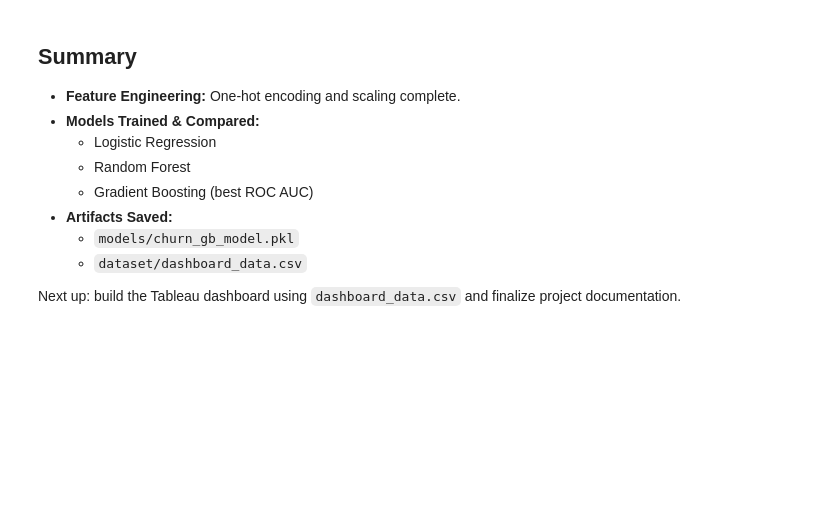
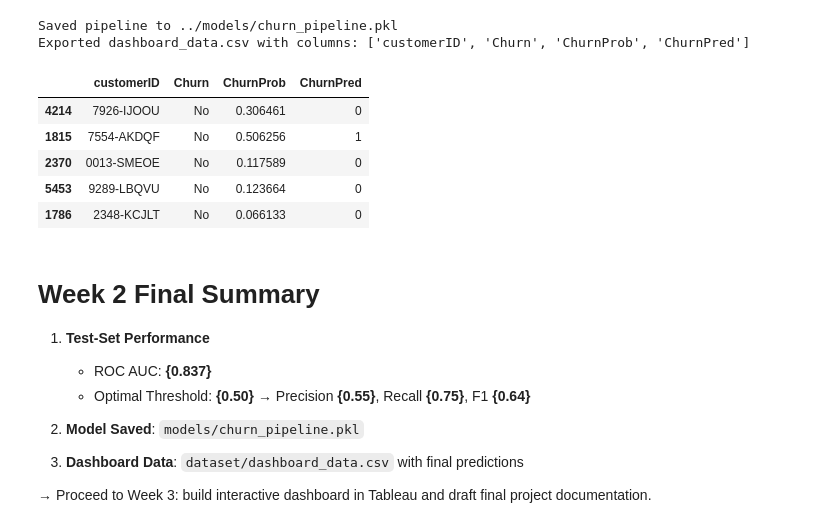
Before and after one commit to cmeKyLe/Customer-Churn-Prediction, a Jupyter notebook: notebooks/Modeling.ipynb, the cells around one changed output. Saved outputs shown, nothing was run; the diff lists cells and outputs as text; code cells hidden in the pictures; blank space fills up the shorter version.

```diff
--- a/notebooks/Modeling.ipynb
+++ b/notebooks/Modeling.ipynb
@@ -97,6 +89,9 @@ Name: proportion, dtype: float64
 # %%
-# One‑hot encoding
-X = pd.get_dummies(X, drop_first=True)
-print("X shape after encoding:", X.shape)
-display(X.columns[:10])
+# Preprocessor + baseline pipeline
+preprocessor = ColumnTransformer([
+    ('num', StandardScaler(), numeric_feats),
+    ('cat', OneHotEncoder(drop='first', sparse_output=False), categorical_feats)
+])
+
+print("Preprocessor:", preprocessor)
 # %% [output]
@@ -313,9 +480,0 @@ Now that we’ve identified the winning model, let’s save it to disk. We’ll
-# %%
-# Save the chosen model
-import os
-os.makedirs('../models', exist_ok=True)
-joblib.dump(gb, '../models/churn_gb_model.pkl')
-print("Saved model to ../models/churn_gb_model.pkl")
-
-m = joblib.load('../models/churn_gb_model.pkl')
-print("Loaded model:", m)
@@ -345,13 +481,43 @@ Wrote dashboard_data.csv with churn probabilities
-# %% [markdown]
-## Summary
-
-- **Feature Engineering:** One‑hot encoding and scaling complete.
-- **Models Trained & Compared:**
-  - Logistic Regression
-  - Random Forest
-  - Gradient Boosting (best ROC AUC)
-- **Artifacts Saved:**
-  - `models/churn_gb_model.pkl`
-  - `dataset/dashboard_data.csv`
-
-Next up: build the Tableau dashboard using `dashboard_data.csv` and finalize project documentation.
+# %%
+
+# Save pipeline & export final predictions
+
+# Save pipeline
+os.makedirs('../models', exist_ok=True)
+pipe_path = '../models/churn_pipeline.pkl'
+joblib.dump(best_pipe, pipe_path)
+print("Saved pipeline to", pipe_path)
+
+
+# Export dashboard data with final binary prediction
+df_test = df.loc[y_test.index, ['customerID','Churn']].copy()
+df_test['ChurnProb'] = y_proba_tuned
+
+#  — apply final threshold for ChurnPred —
+threshold = 0.5
+df_test['ChurnPred'] = (df_test['ChurnProb'] >= threshold).astype(int)
+
+dashboard_path = '../dataset/dashboard_data.csv'
+df_test.to_csv(dashboard_path, index=False)
+print("Exported dashboard_data.csv with columns:", df_test.columns.tolist())
+display(df_test.head())
+# %% [output]
+Saved pipeline to ../models/churn_pipeline.pkl
+Exported dashboard_data.csv with columns: ['customerID', 'Churn', 'ChurnProb', 'ChurnPred']
+|  | customerID | Churn | ChurnProb | ChurnPred |
+| 4214 | 7926-IJOOU | No | 0.306461 | 0 |
+| 1815 | 7554-AKDQF | No | 0.506256 | 1 |
+| 2370 | 0013-SMEOE | No | 0.117589 | 0 |
+| 5453 | 9289-LBQVU | No | 0.123664 | 0 |
+| 1786 | 2348-KCJLT | No | 0.066133 | 0 |
+# %% [markdown]
+# Week 2 Final Summary
+
+1. **Test‑Set Performance**
+   - ROC AUC: **{0.837}**
+   - Optimal Threshold: **{0.50}** → Precision **{0.55}**, Recall **{0.75}**, F1 **{0.64}**
+
+2. **Model Saved**: `models/churn_pipeline.pkl`
+3. **Dashboard Data**: `dataset/dashboard_data.csv` with final predictions
+
+→ Proceed to Week 3: build interactive dashboard in Tableau and draft final project documentation.
```
Also changed, not shown: parts of 32 cells of this notebook, 4 other files.
